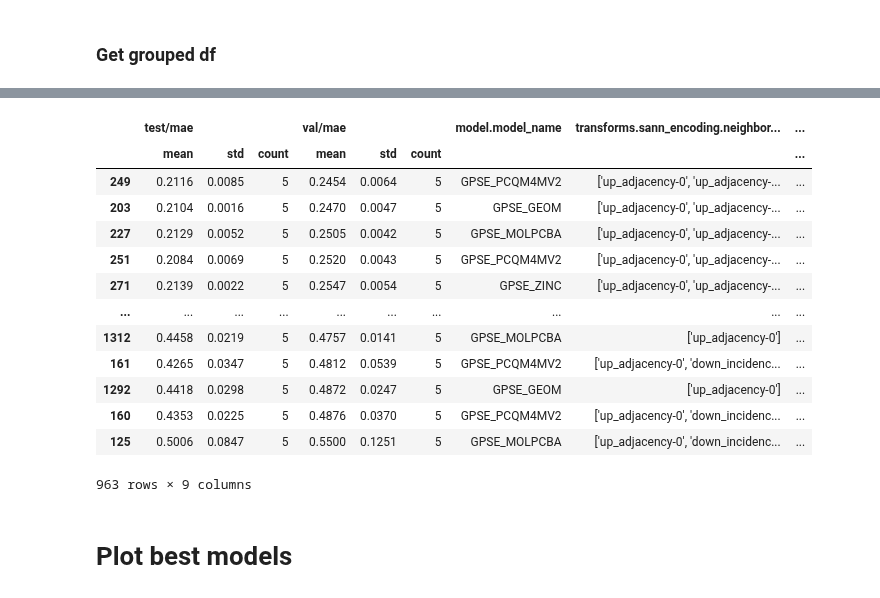
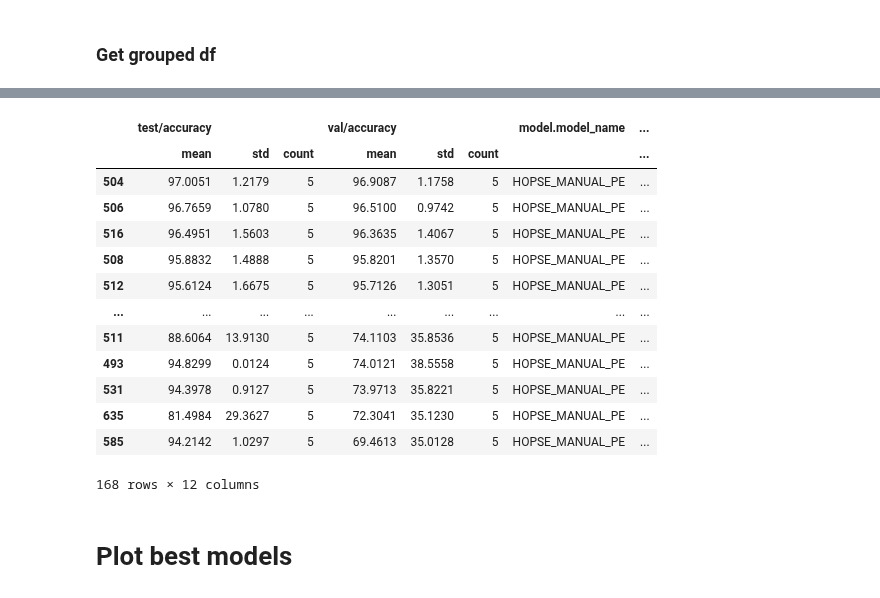
Before and after one commit to geometric-intelligence/TopoBench, a Jupyter notebook: result_processing.ipynb, the cells around one changed output, grey strips where cells are left out. Drawn from its saved outputs; the diff is of its cells as text; code cells hidden in the pictures.

```diff
--- a/result_processing.ipynb
+++ b/result_processing.ipynb
@@ -120,5 +134,5 @@ def map_correct_name(row):
 # %%
-df['model.model_name'] = df['transforms.sann_encoding.pretrain_model'].map(map_correct_name)
+df['model.model_name'] = df.apply(map_name, axis=1)
 df['transforms.sann_encoding.neighborhoods'] = df['transforms.sann_encoding.neighborhoods'].astype(str)
 # %%
 df['model.model_name'].unique()
@@ -239,0 +329,14 @@ df_keep = df[keep_columns]
+# %%
+
+scores_dfs = []
+for i, row in df.iterrows():
+    if row['dataset.loader.parameters.data_name'] ==  'MANTRA_betti_numbers':
+        rows = []
+        for i in range(3):
+            row_dict = row.to_dict()
+            row_dict['dataset.loader.parameters.data_name'] = row_dict['dataset.loader.parameters.data_name'] + f'_{i}'
+            row_dict['val/f1'] = row_dict[f'val/f1_{i}']
+            row_dict['test/f1'] = row_dict[f'test/f1_{i}']
+            rows.append(pd.DataFrame.from_records([row_dict]))
+        scores_dfs.append(pd.concat(rows))
+scores_df = pd.concat(scores_dfs)
@@ -240,10 +348,21 @@ df_keep = df[keep_columns]
+# %%
+scores_df[['model.model_name', 'dataset.loader.parameters.data_name', 'val/f1']]
+df = df[df['dataset.loader.parameters.data_name'] != 'MANTRA_betti_numbers']
+df = pd.concat([df, scores_df])
 # %%
 performance_classification = [
     'val/accuracy', 'test/accuracy',
     'val/auroc','test/auroc',
+    'val/loss',
     'val/recall', 'test/recall',
     'val/precision', 'test/precision',
+    'val/f1', 'test/f1'
     ]
+performance_split = [
+    'val/loss',
+
+    'test/loss',
+]
 performance_regression = [
     'val/mae', 'test/mae',
     'val/mse', 'test/mse',
@@ -260,6 +379,12 @@ optimization_metrics = {
     'Cora': {'direction': 'max', 'performance_columns': performance_classification},
     'Citeseer': {'direction': 'max', 'performance_columns': performance_classification},
     'PubMed': {'direction': 'max', 'performance_columns': performance_classification},
+    'MANTRA_name': {'optim_metric': 'val/f1', 'eval_metric': 'test/f1', 'direction': 'max', 'performance_columns': performance_classification},
+    'MANTRA_orientation': {'optim_metric': 'val/f1', 'eval_metric': 'test/f1', 'direction': 'max', 'performance_columns': performance_classification},
+    'MANTRA_betti_numbers': {'optim_metric': 'val/loss', 'eval_metric': 'val/loss', 'direction': 'min', 'performance_columns': performance_classification},
+    'MANTRA_betti_numbers_0': {'optim_metric': 'val/loss', 'eval_metric': 'test/f1', 'direction': 'min', 'performance_columns': performance_classification},
+    'MANTRA_betti_numbers_1': {'optim_metric': 'val/loss', 'eval_metric': 'test/f1', 'direction': 'min', 'performance_columns': performance_classification},
+    'MANTRA_betti_numbers_2': {'optim_metric': 'val/loss', 'eval_metric': 'test/f1', 'direction': 'min', 'performance_columns': performance_classification},
 
 }
 
@@ -463,20 +515,24 @@ collect_subsets['PROTEINS'][['test/accuracy', 'val/accuracy', 'model.model_name'
-# %%
-collect_subsets['ZINC'][['test/mae', 'val/mae', 'model.model_name', 'transforms.sann_encoding.neighborhoods', 'model.backbone.n_layers']].sort_values(by=('val/mae', 'mean'), ascending=True)
-# %% [output]
-|  | test/mae |  |  | val/mae |  |  | model.model_name | transforms.sann_encoding.neighbor... | ... |
-|  | mean | std | count | mean | std | count |  |  | ... |
-| 249 | 0.2116 | 0.0085 | 5 | 0.2454 | 0.0064 | 5 | GPSE_PCQM4MV2 | ['up_adjacency-0', 'up_adjacency-... | ... |
-| 203 | 0.2104 | 0.0016 | 5 | 0.2470 | 0.0047 | 5 | GPSE_GEOM | ['up_adjacency-0', 'up_adjacency-... | ... |
-| 227 | 0.2129 | 0.0052 | 5 | 0.2505 | 0.0042 | 5 | GPSE_MOLPCBA | ['up_adjacency-0', 'up_adjacency-... | ... |
-| 251 | 0.2084 | 0.0069 | 5 | 0.2520 | 0.0043 | 5 | GPSE_PCQM4MV2 | ['up_adjacency-0', 'up_adjacency-... | ... |
-| 271 | 0.2139 | 0.0022 | 5 | 0.2547 | 0.0054 | 5 | GPSE_ZINC | ['up_adjacency-0', 'up_adjacency-... | ... |
-| ... | ... | ... | ... | ... | ... | ... | ... | ... | ... |
-| 1312 | 0.4458 | 0.0219 | 5 | 0.4757 | 0.0141 | 5 | GPSE_MOLPCBA | ['up_adjacency-0'] | ... |
-| 161 | 0.4265 | 0.0347 | 5 | 0.4812 | 0.0539 | 5 | GPSE_PCQM4MV2 | ['up_adjacency-0', 'down_incidenc... | ... |
-| 1292 | 0.4418 | 0.0298 | 5 | 0.4872 | 0.0247 | 5 | GPSE_GEOM | ['up_adjacency-0'] | ... |
-| 160 | 0.4353 | 0.0225 | 5 | 0.4876 | 0.0370 | 5 | GPSE_PCQM4MV2 | ['up_adjacency-0', 'down_incidenc... | ... |
-| 125 | 0.5006 | 0.0847 | 5 | 0.5500 | 0.1251 | 5 | GPSE_MOLPCBA | ['up_adjacency-0', 'down_incidenc... | ... |
-963 rows × 9 columns
+# %%
+df_test = collect_subsets['MANTRA_name'][collect_subsets['MANTRA_name']['model.model_name'] == 'HOPSE_MANUAL_PE'][[ 'test/accuracy', 'val/accuracy', 'model.model_name', 'transforms.sann_encoding.max_rank', 'model.model_domain', 'transforms.sann_encoding.neighborhoods', 'model.backbone.n_layers', 'optimizer.parameters.weight_decay']].sort_values(by=('val/accuracy', 'mean'), ascending=False)
+# df_test = collect_subsets['PROTEINS'][[ 'test/accuracy', 'val/accuracy', 'model.model_name', 'model.model_domain', 'transforms.sann_encoding.neighborhoods', 'model.backbone.n_layers']].sort_values(by=('test/accuracy', 'mean'), ascending=False)
+#df_test[df_test['model.model_name']=='HOPSE_GPSE']['model.model_domain'].unique()
+#df_test.iloc[0]['transforms.sann_encoding.neighborhoods'].item()
+df_test
+# %% [output]
+|  | test/accuracy |  |  | val/accuracy |  |  | model.model_name | ... |
+|  | mean | std | count | mean | std | count |  | ... |
+| 504 | 97.0051 | 1.2179 | 5 | 96.9087 | 1.1758 | 5 | HOPSE_MANUAL_PE | ... |
+| 506 | 96.7659 | 1.0780 | 5 | 96.5100 | 0.9742 | 5 | HOPSE_MANUAL_PE | ... |
+| 516 | 96.4951 | 1.5603 | 5 | 96.3635 | 1.4067 | 5 | HOPSE_MANUAL_PE | ... |
+| 508 | 95.8832 | 1.4888 | 5 | 95.8201 | 1.3570 | 5 | HOPSE_MANUAL_PE | ... |
+| 512 | 95.6124 | 1.6675 | 5 | 95.7126 | 1.3051 | 5 | HOPSE_MANUAL_PE | ... |
+| ... | ... | ... | ... | ... | ... | ... | ... | ... |
+| 511 | 88.6064 | 13.9130 | 5 | 74.1103 | 35.8536 | 5 | HOPSE_MANUAL_PE | ... |
+| 493 | 94.8299 | 0.0124 | 5 | 74.0121 | 38.5558 | 5 | HOPSE_MANUAL_PE | ... |
+| 531 | 94.3978 | 0.9127 | 5 | 73.9713 | 35.8221 | 5 | HOPSE_MANUAL_PE | ... |
+| 635 | 81.4984 | 29.3627 | 5 | 72.3041 | 35.1230 | 5 | HOPSE_MANUAL_PE | ... |
+| 585 | 94.2142 | 1.0297 | 5 | 69.4613 | 35.0128 | 5 | HOPSE_MANUAL_PE | ... |
+168 rows × 12 columns
 # %% [markdown]
 # Plot best models
 # %%
```
Also changed, not shown: parts of 22 cells of this notebook.
